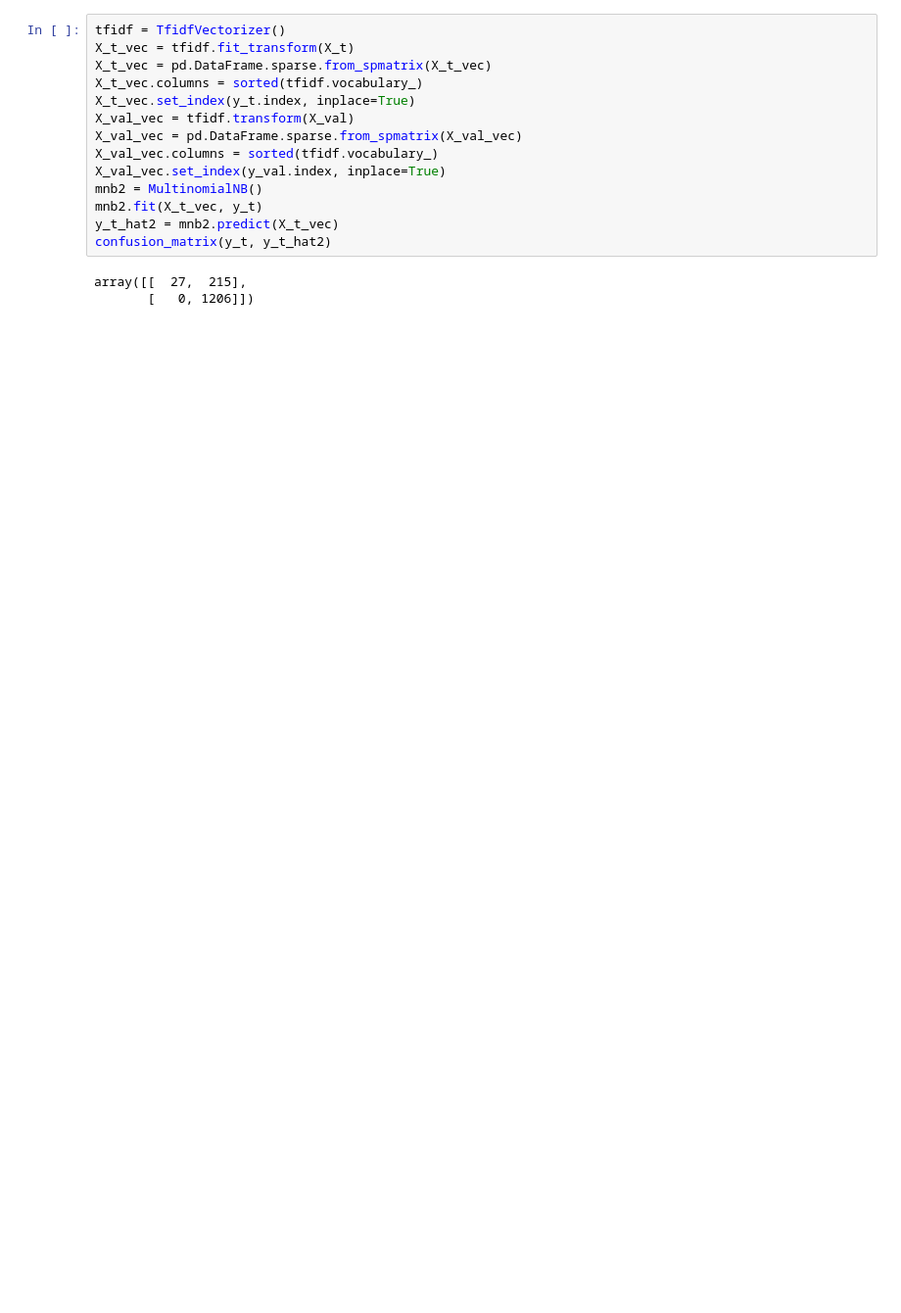
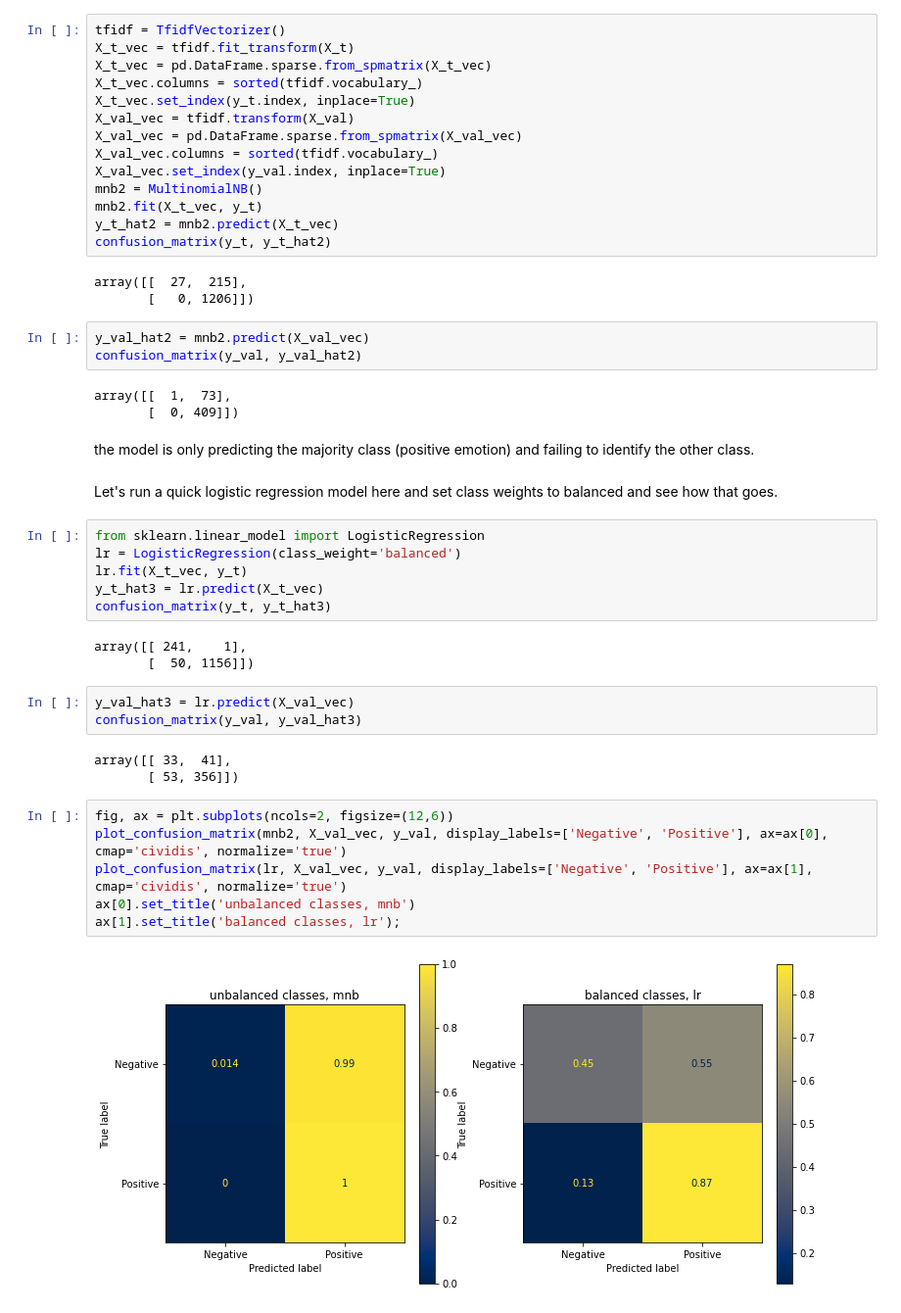
Before and after one commit to luluvalakdawala/NLP_for_tweet_sentiments, a Jupyter notebook: notebooks/exploratory/02_modeling.ipynb, the cells around one changed output. Shown at 98% size. Cells and saved outputs as stored; diff of their text form; blank space fills up the shorter version.

Commit message:
modeling iterations - used balanced class weights and found an improvement in predictions

```diff
--- a/notebooks/exploratory/02_modeling.ipynb
+++ b/notebooks/exploratory/02_modeling.ipynb
@@ -199,3 +199,36 @@ confusion_matrix(y_t, y_t_hat2)
 # %% [output]
 array([[  27,  215],
        [   0, 1206]])
+# %%
+y_val_hat2 = mnb2.predict(X_val_vec)
+confusion_matrix(y_val, y_val_hat2)
+# %% [output]
+array([[  1,  73],
+       [  0, 409]])
+# %% [markdown]
+the model is only predicting the majority class (positive emotion) and failing to identify the other class.
+# %% [markdown]
+Let's run a quick logistic regression model here and set class weights to balanced and see how that goes.
+# %%
+from sklearn.linear_model import LogisticRegression
+lr = LogisticRegression(class_weight='balanced')
+lr.fit(X_t_vec, y_t)
+y_t_hat3 = lr.predict(X_t_vec)
+confusion_matrix(y_t, y_t_hat3)
+# %% [output]
+array([[ 241,    1],
+       [  50, 1156]])
+# %%
+y_val_hat3 = lr.predict(X_val_vec)
+confusion_matrix(y_val, y_val_hat3)
+# %% [output]
+array([[ 33,  41],
+       [ 53, 356]])
+# %%
+fig, ax = plt.subplots(ncols=2, figsize=(12,6))
+plot_confusion_matrix(mnb2, X_val_vec, y_val, display_labels=['Negative', 'Positive'], ax=ax[0], cmap='cividis', normalize='true')
+plot_confusion_matrix(lr, X_val_vec, y_val, display_labels=['Negative', 'Positive'], ax=ax[1], cmap='cividis', normalize='true')
+ax[0].set_title('unbalanced classes, mnb')
+ax[1].set_title('balanced classes, lr');
+# %% [output]
+[figure, added]
```
Also changed, not shown: parts of 4 cells of this notebook.
